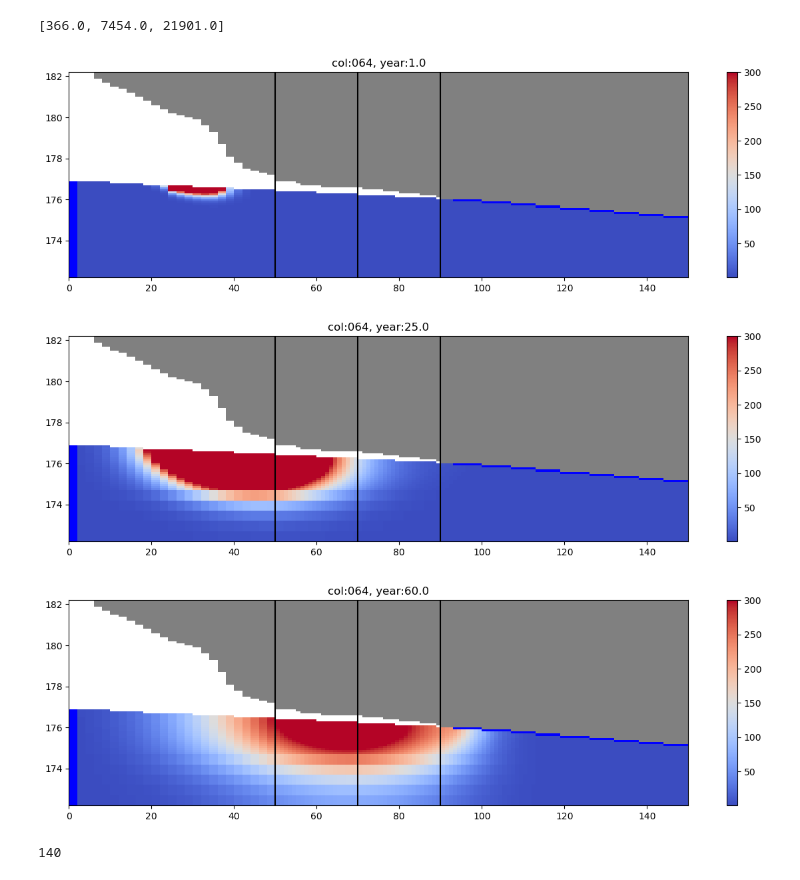
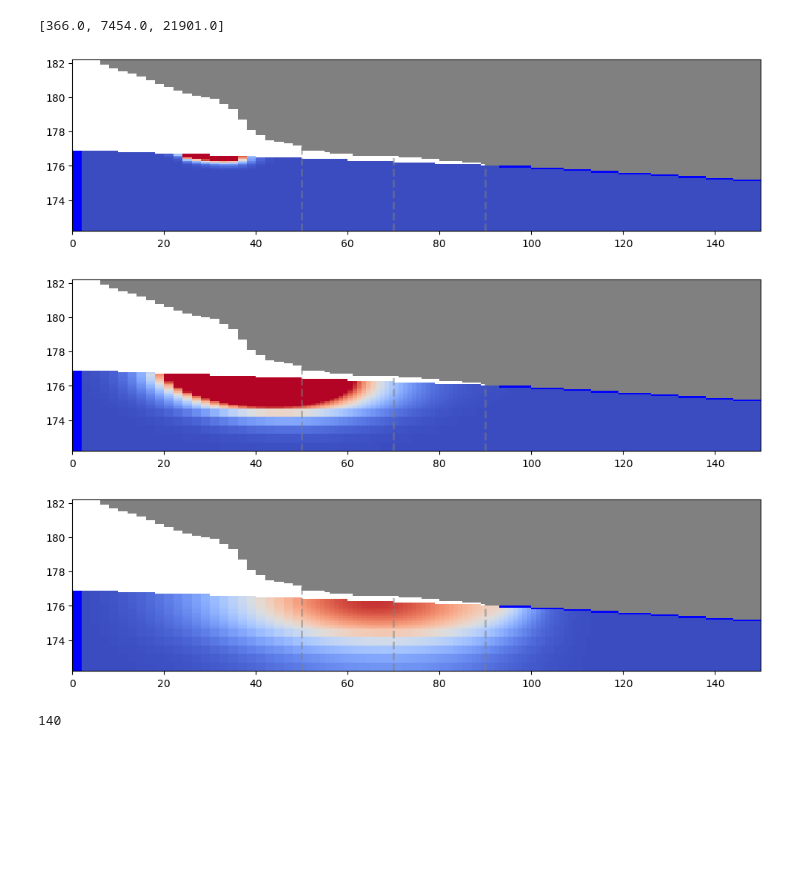
Before and after one commit to Shuyang-Wang/wasaga_model, a Jupyter notebook: wasaga_2d/wasaga_cs5_3d.ipynb, the cells around one changed output. Saved outputs shown, nothing was run; the diff lists cells and outputs as text; code cells hidden in the pictures; blank space fills up the shorter version.

```diff
--- a/wasaga_2d/wasaga_cs5_3d.ipynb
+++ b/wasaga_2d/wasaga_cs5_3d.ipynb
@@ -153,7 +156,7 @@ delv = mytop[:,0] - mybot[:,0]
 # %%
 
 # Control variable to decide the location of the temp folder
-use_d_drive = True  # Set to True to use the custom location
+use_d_drive = False  # Set to True to use the custom location
 
 # Define model workspace
 myt = datetime.now().strftime('%m%d%H%M%S')
@@ -163,7 +166,7 @@ adj_non = '_' + generate_random_name()
 if use_d_drive and platform.system() == 'Windows':  # Check if on Windows
     temp_dir = 'H:/mf/_T{}_{}'.format(myt, adj_non)  # Path for D drive
 elif use_d_drive and platform.system() == 'Darwin':  # Check if on macOS
-    temp_dir = '/Volumes/Public/mf/_T{}_{}'.format(myt, adj_non)
+    temp_dir = '/Volumes/Expansion/mf/_T{}_{}'.format(myt, adj_non)
 else:
     temp_dir = mkdtemp(prefix='_T{}_'.format(myt), suffix=adj_non)
 
@@ -701,43 +839,43 @@ import os  # Make sure to import os module
 
 row = int(30)
 ibound = swt.bas6.ibound.array
 ucnobj = flopy.utils.binaryfile.UcnFile(Path(workspace)/ 'MT3D001.UCN')
 
 for time in [times[4],times[100],times[115]]:
     concentration_array = ucnobj.get_data(totim=time)  # Read concentration data
 
     # Mask inactive cells
     mask = ((ibound == 0)|(concentration_array >= 1e30))
     masked_conc_data = np.ma.masked_where(mask, concentration_array)
 
     # Plotting
-    fig = plt.figure(figsize=(15, 4))
+    fig = plt.figure(figsize=(12, 3))
     line = {"Row": row}
 
     # Create PlotCrossSection object
     xsect = flopy.plot.PlotCrossSection(model=swt, line=line)
 
     # Plot concentration results
-    cs = xsect.plot_array(masked_conc_data, cmap='coolwarm', vmin=0.1, vmax=300)
-    plt.colorbar(cs)
+    cs = xsect.plot_array(masked_conc_data, cmap='coolwarm', vmin=0.1, vmax=400)
+    #plt.colorbar(cs)
     ibd = xsect.plot_ibound(color_noflow='grey')
-    plt.title('col:{:03}, year:{:.1f}'.format(col, int(time/365)))
-    plt.axvline(50, c='k')
-    plt.axvline(70, c='k')
-    plt.axvline(90, c='k')
+    #plt.title('col:{:03}, year:{:.1f}'.format(col, int(time/365)))
+    plt.axvline(50,alpha=0.5,c='grey',linestyle='--',linewidth=2)
+    plt.axvline(70,alpha=0.5,c='grey',linestyle='--',linewidth=2)
+    plt.axvline(90,alpha=0.5,c='grey',linestyle='--',linewidth=2)
 
     # Check if output folder exists, create if not
     output_folder = Path(workspace) / '_output/xsect_'
     os.makedirs(output_folder, exist_ok=True)  # This will create the directory if it does not exist
 
     # Save the figure
     plt.show()
     #plt.savefig(output_folder / f'conc_{times.index(time):02}.png')
     #plt.clf()
 # %% [output]
-[figure, old version]
+[figure, new version]
-[figure, old version]
+[figure, new version]
-[figure, old version]
+[figure, new version]
 # %%
 open_file(workspace)
 # %%
```
Also changed, not shown: parts of 10 cells of this notebook, 1 other file.
